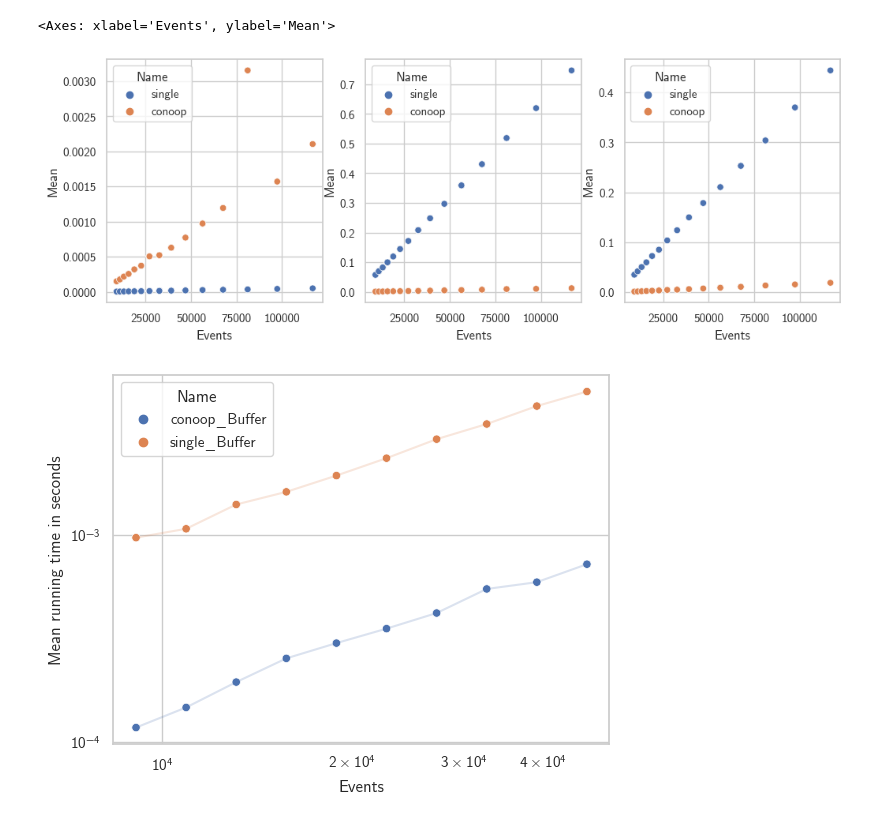
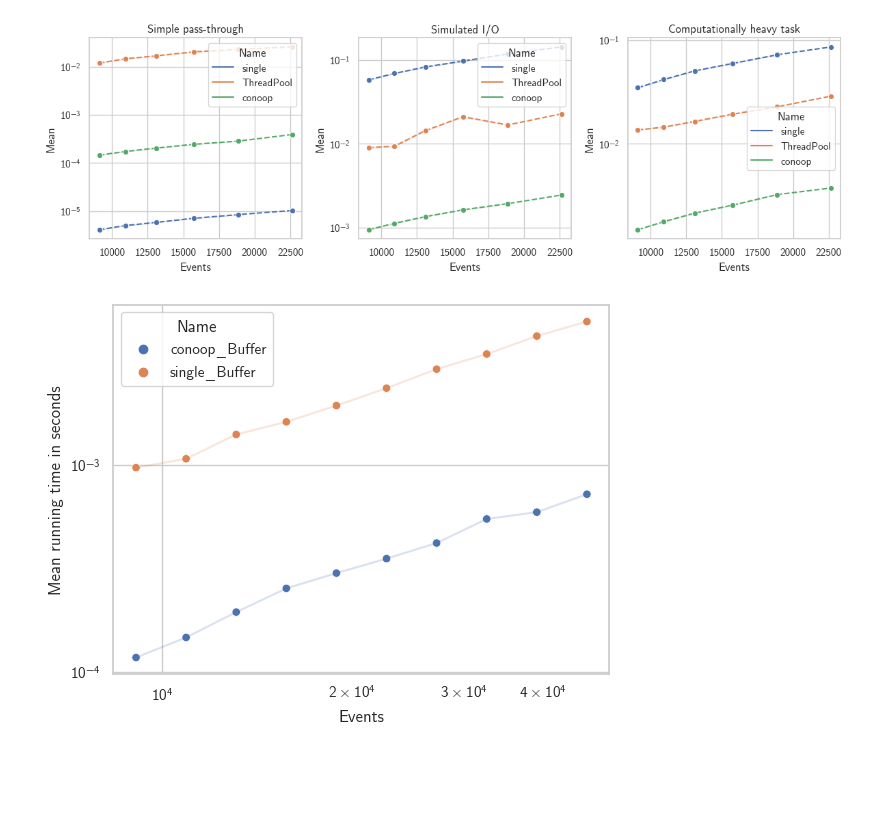
Before and after one commit to Jegp/aestream-paper, a Jupyter notebook: plots.ipynb, the cells around one changed output. Cells and saved outputs as stored; diff of their text form; code cells hidden in the pictures; blank space fills up the shorter version.

```diff
--- a/plots.ipynb
+++ b/plots.ipynb
@@ -41,16 +22,27 @@ d.head()
 # %%
 f, (a1, a2, a3) = plt.subplots(1, 3, figsize=(12, 4))
-d_simple = d[d["Task"] == "simple"]
-sb.scatterplot(d_simple, x="Events", y="Mean", hue="Name", ax=a1)
+for a in [a1, a2, a3]:
+    a.set_yscale("log")
+options = {
+    "linestyle": "dashed",
+    "marker": "o"
+}
 
-d_buffer = d[d["Task"] == "buffer"]
-sb.scatterplot(d_buffer, x="Events", y="Mean", hue="Name", ax=a2)
+d_simple = d[d["Task"].str.lower() == "simple"]
+sb.lineplot(d_simple, x="Events", y="Mean", hue="Name", ax=a1, **options)
+a1.set_title("Simple pass-through")
 
-d_complex = d[d["Task"] == "complex"]
-sb.scatterplot(d_complex, x="Events", y="Mean", hue="Name", ax=a3)
+d_buffer = d[d["Task"].str.lower() == "buffer"]
+sb.lineplot(d_buffer, x="Events", y="Mean", hue="Name", ax=a2, **options)
+a2.set_title("Simulated I/O")
+
+d_complex = d[d["Task"].str.lower() == "complex"]
+sb.lineplot(d_complex, x="Events", y="Mean", hue="Name", ax=a3, **options)
+a3.set_title("Computationally heavy task")
+
+f.tight_layout()
 # %% [output]
-<Axes: xlabel='Events', ylabel='Mean'>
-[figure, old version]
+[figure, new version]
 # %%
 def plot_run(df):
     f, a = plt.subplots(1, 1)
```
Also changed, not shown: parts of 3 cells of this notebook.
